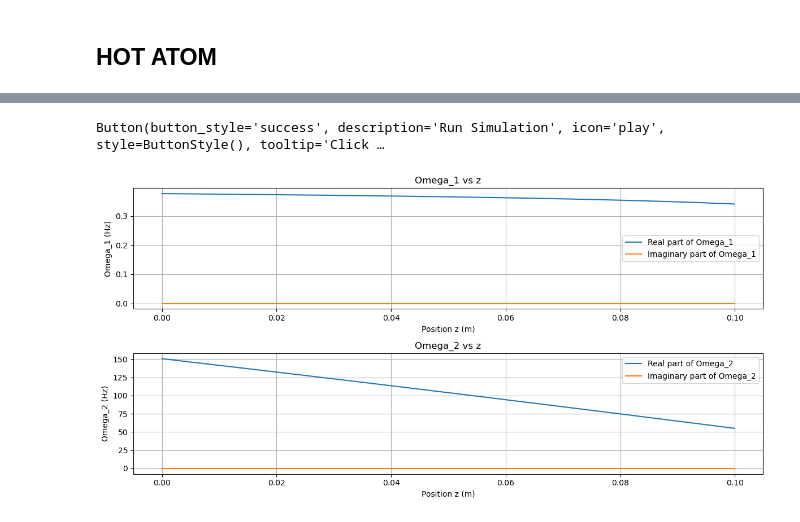
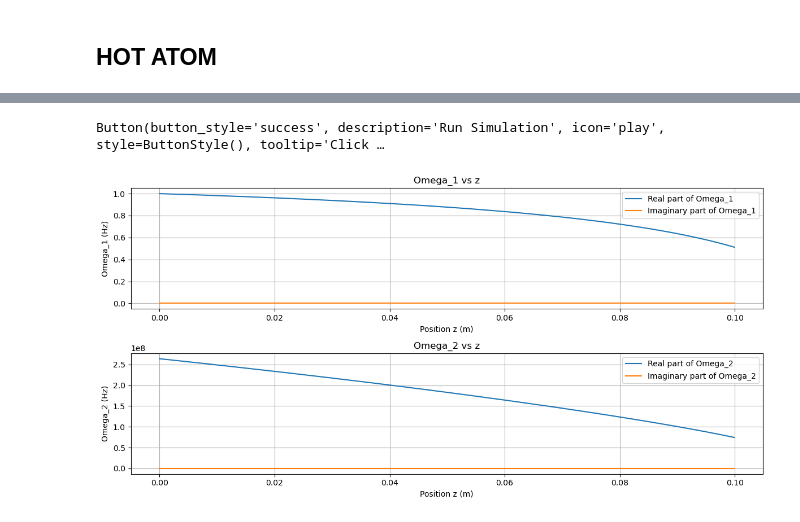
Before and after one commit to AndersonXu99/AONN-Nonlinearity, a Jupyter notebook: dev/Ruben/Test Hadiseh .ipynb, the cells around one changed output, grey strips where cells are left out. Saved outputs shown, nothing was run; the diff lists cells and outputs as text; code cells hidden in the pictures.

```diff
--- a/dev/Ruben/Test Hadiseh .ipynb
+++ b/dev/Ruben/Test Hadiseh .ipynb
@@ -310,7 +320,7 @@ Total area under Maxwellian: 0.9927308284853945
 # Backend function to calculate OD based on user input
 def calculate_OD_1(Om_1=1.0, delta_1=0.0, delta_2=0.0):
     n_rabi = 1
-    Om_2_list = 4 * Gamma3 + 0j
+    Om_2_list = 7 * Gamma3 + 0j
     Om_1_list = Om_1 * Gamma3 + 0j
 
     nz = int(L / z)  # Number of z steps
@@ -330,11 +340,11 @@ def calculate_OD_1(Om_1=1.0, delta_1=0.0, delta_2=0.0):
 
         for k in range(len(v_values)):
 
-            Om_2_actual = Om_2_list      # Convert to actual Omega_2 in MHz
-            Om_1_actual = Om_1_list      # Convert Om_1 to MHz
+            Om_2_actual = Om_2_list      # Convert to actual Omega_2 in Hz
+            Om_1_actual = Om_1_list      # Convert Om_1 to Hz
 
-            delta_1_actual = delta_1 * Gamma3 + k_0 * v_values[k] / (10**6)
-            delta_2_actual = delta_2 * Gamma3 + k_0 * v_values[k] / (10**6)
+            delta_1_actual = delta_1 * Gamma3 + k_0 * v_values[k]
+            delta_2_actual = delta_2 * Gamma3 + k_0 * v_values[k]
 
             # Define the imaginary unit
             I = 1j
@@ -371,23 +381,23 @@ def calculate_OD_1(Om_1=1.0, delta_1=0.0, delta_2=0.0):
                 -I*Om_2_actual/2
             ], dtype=complex)
 
-            # Solve the linear system A * v = b
             try:
                 v = np.linalg.solve(A, b)
             except np.linalg.LinAlgError:
                 # Handle singular matrix
-                print("nan")
-                return [np.nan] * 8  # Return an array of NaNs
-
-            # Extract the solutions
-            rho11 = np.real(v[0])
-            rho12 = v[1]
-            rho13 = v[2]
-            rho21 = v[3]
-            rho22 = np.real(v[4])
-            rho23 = v[5]
-            rho31 = v[6]
-            rho32 = v[7]
+                print(f"Singular matrix at z step {i}, velocity index {k}")
+                rho31 = np.nan
+                rho32 = np.nan
+            else:
+                # Extract the solutions
+                rho11 = np.real(v[0])
+                rho12 = v[1]
+                rho13 = v[2]
+                rho21 = v[3]
+                rho22 = np.real(v[4])
+                rho23 = v[5]
+                rho31 = v[6]
+                rho32 = v[7]
 
             # Compute rho33
             rho33 = 1 - rho11 - rho22
@@ -395,7 +405,6 @@ def calculate_OD_1(Om_1=1.0, delta_1=0.0, delta_2=0.0):
             # Store the populations
             rho31_values.append(rho31)
             rho32_values.append(rho32)
-
 
         # Compute the weighted sums using dot product
         rho32_val = np.sum(rho32_values * weights * dv) / np.sum(weights * dv)
@@ -440,7 +449,7 @@ def plot_OD(Om_1: list,delta_1: list, delta_2):
 
     # Plot Omega_1
     plt.subplot(2, 1, 1)
-    plt.plot(z_array, Om_1_real, label='Real part of Omega_1')
+    plt.plot(z_array, Om_1_real/(Gamma3*Om_1), label='Real part of Omega_1')
     plt.plot(z_array, Om_1_imag, label='Imaginary part of Omega_1')
     plt.xlabel('Position z (m)')
     plt.ylabel('Omega_1 (Hz)')
@@ -459,32 +468,32 @@ def plot_OD(Om_1: list,delta_1: list, delta_2):
     plt.grid(True)
 
     plt.tight_layout()
     plt.show()
 
 
 # Create the button to start the simulation
 run_button = widgets.Button(
     description="Run Simulation",
     button_style='success',  # 'success', 'info', 'warning', 'danger' or '' (default)
     tooltip='Click to run the simulation',
     icon='play'
 )
 
 # Function to be triggered when the button is clicked
 def run_simulation(b):
     # Extract the current slider values
-    Om_1 = 0.01
+    Om_1 = 3
     delta_1 = 0
     delta_2 = 0
 
     # Call the plot_OD function with these values
     plot_OD(Om_1, delta_1, delta_2)
 
 # Attach the function to the button
 run_button.on_click(run_simulation)
 
 # Display the sliders and the button
 display(run_button)
 # %% [output]
 Button(button_style='success', description='Run Simulation', icon='play', style=ButtonStyle(), tooltip='Click …
-[figure, old version]
+[figure, new version]
```
Also changed, not shown: parts of 5 cells of this notebook.
